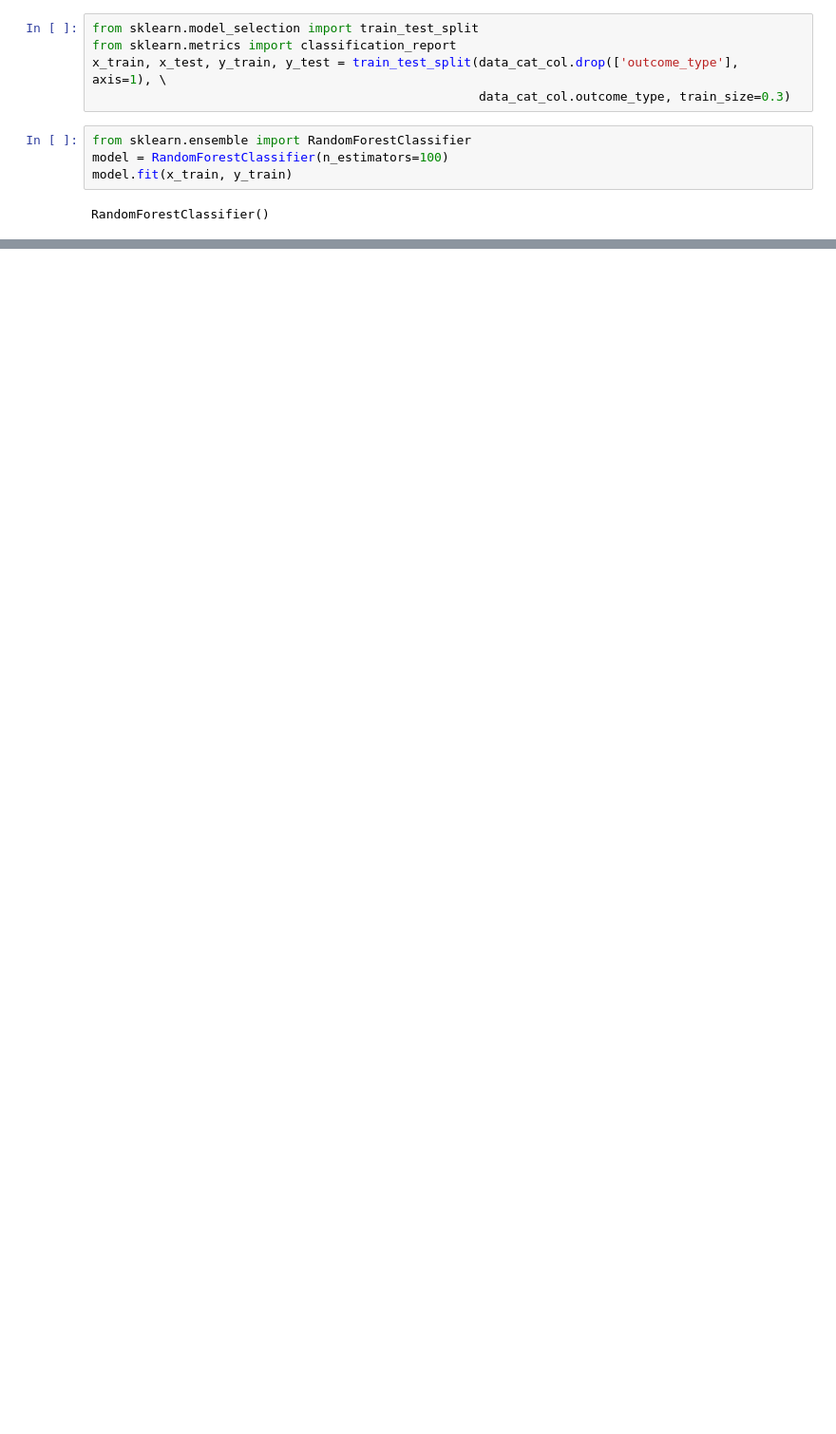
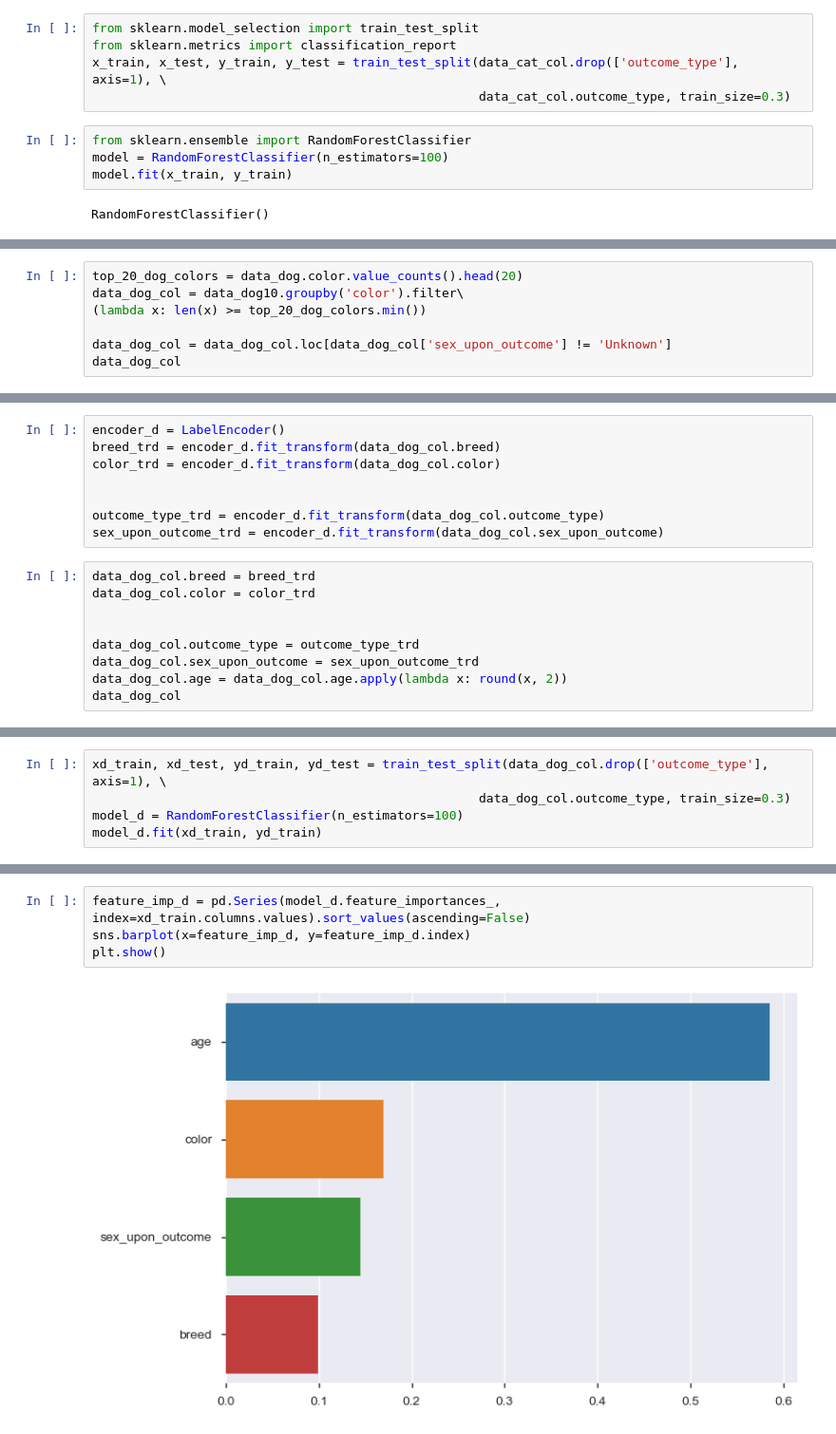
Before and after one commit to andreiklychev1/study, a Jupyter notebook: Feature Engineering/3. Feature Selection/feature selection.ipynb, the cells around one changed output, grey strips where cells are left out. Shown at 95% size. Drawn from its saved outputs; the diff is of its cells as text; blank space fills up the shorter version.

```diff
--- a/Feature Engineering/3. Feature Selection/feature selection.ipynb
+++ b/Feature Engineering/3. Feature Selection/feature selection.ipynb
@@ -367,0 +357,7 @@ TypeError: concat() got an unexpected keyword argument 'join_axes'
+# %%
+top_20_dog_colors = data_dog.color.value_counts().head(20)
+data_dog_col = data_dog10.groupby('color').filter\
+(lambda x: len(x) >= top_20_dog_colors.min())
+
+data_dog_col = data_dog_col.loc[data_dog_col['sex_upon_outcome'] != 'Unknown']
+data_dog_col
@@ -367,0 +378,17 @@ TypeError: concat() got an unexpected keyword argument 'join_axes'
+# %%
+encoder_d = LabelEncoder()
+breed_trd = encoder_d.fit_transform(data_dog_col.breed)
+color_trd = encoder_d.fit_transform(data_dog_col.color)
+
+
+outcome_type_trd = encoder_d.fit_transform(data_dog_col.outcome_type)
+sex_upon_outcome_trd = encoder_d.fit_transform(data_dog_col.sex_upon_outcome)
+# %%
+data_dog_col.breed = breed_trd
+data_dog_col.color = color_trd
+
+
+data_dog_col.outcome_type = outcome_type_trd
+data_dog_col.sex_upon_outcome = sex_upon_outcome_trd
+data_dog_col.age = data_dog_col.age.apply(lambda x: round(x, 2))
+data_dog_col
@@ -367,0 +409,5 @@ TypeError: concat() got an unexpected keyword argument 'join_axes'
+# %%
+xd_train, xd_test, yd_train, yd_test = train_test_split(data_dog_col.drop(['outcome_type'], axis=1), \
+                                                    data_dog_col.outcome_type, train_size=0.3)
+model_d = RandomForestClassifier(n_estimators=100)
+model_d.fit(xd_train, yd_train)
@@ -367,0 +416,6 @@ TypeError: concat() got an unexpected keyword argument 'join_axes'
+# %%
+feature_imp_d = pd.Series(model_d.feature_importances_, index=xd_train.columns.values).sort_values(ascending=False)
+sns.barplot(x=feature_imp_d, y=feature_imp_d.index)
+plt.show()
+# %% [output]
+[figure, added]
```
Also changed, not shown: parts of 25 cells of this notebook.
